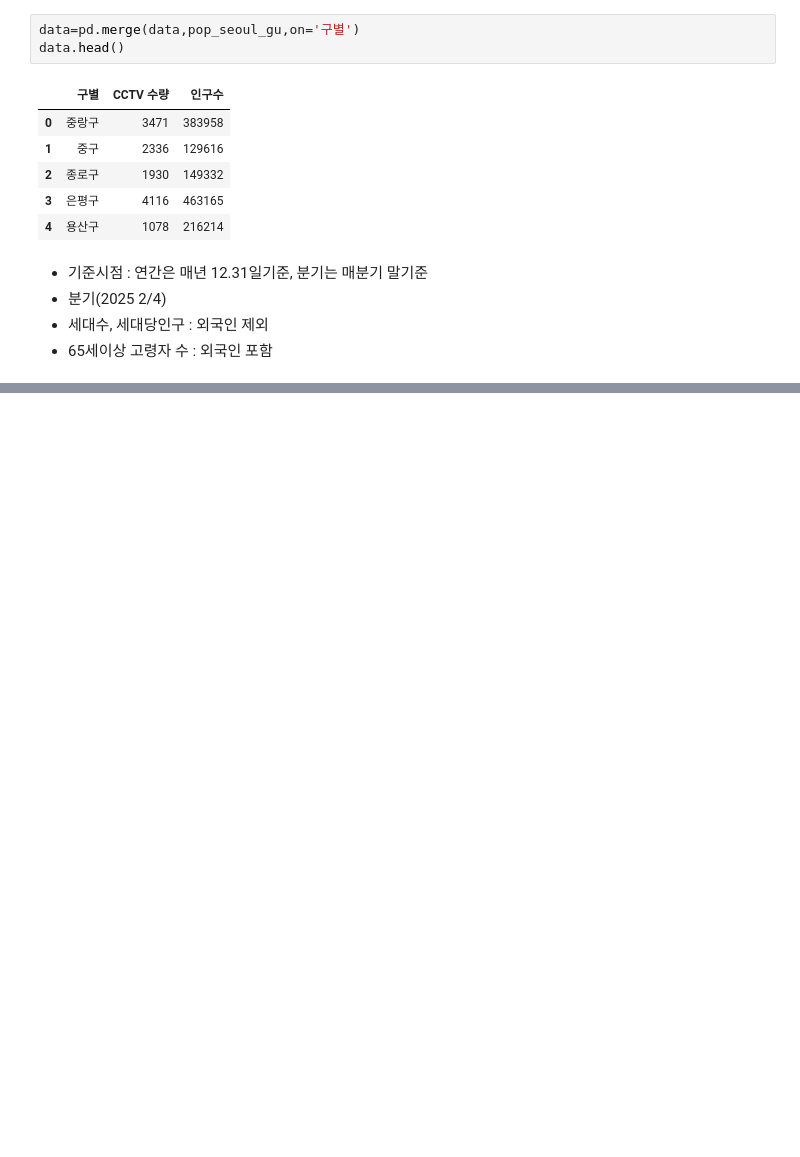
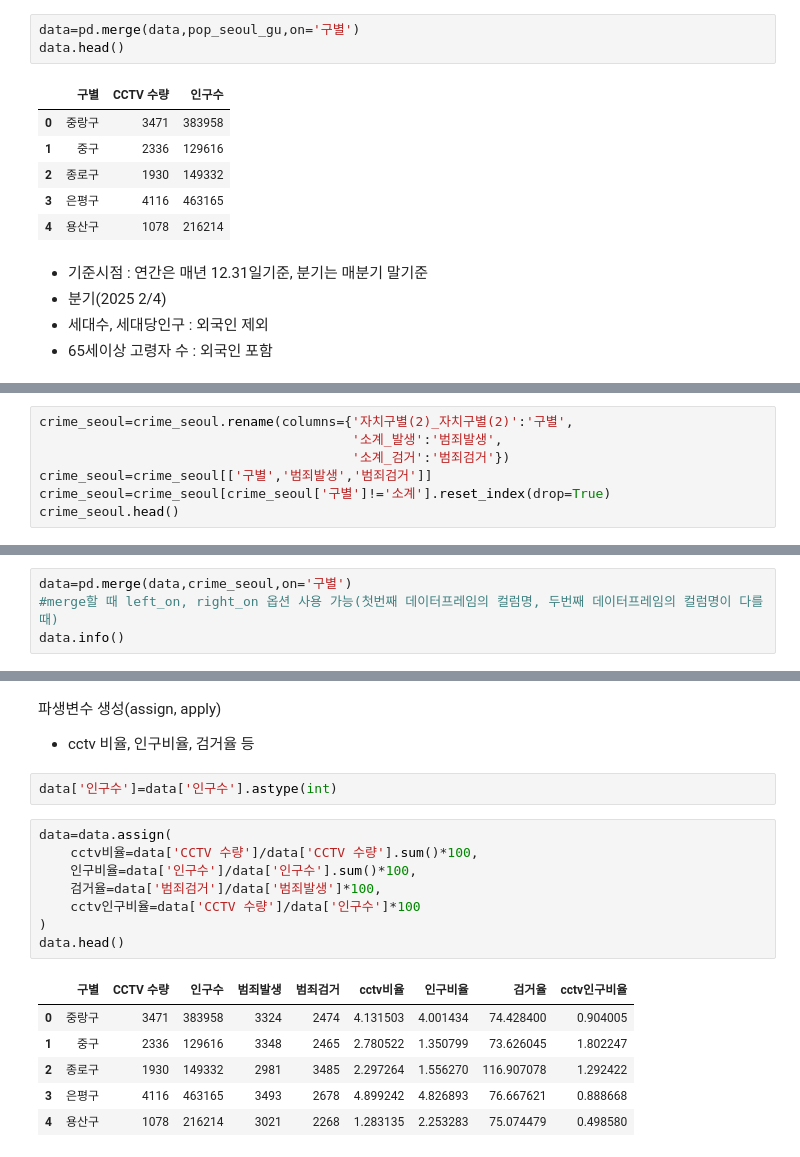
Before and after one commit to ppvid/DataAnalysis, a Jupyter notebook: 데이터 시각화/시각화(1).ipynb, the cells around one changed output, grey strips where cells are left out. Drawn from its saved outputs; the diff is of its cells as text; blank space fills up the shorter version.

```diff
--- a/데이터 시각화/시각화(1).ipynb
+++ b/데이터 시각화/시각화(1).ipynb
@@ -151,0 +179,7 @@ crime_seoul = crime_seoul.drop(index=0).reset_index(drop=True)
+# %%
+crime_seoul=crime_seoul.rename(columns={'자치구별(2)_자치구별(2)':'구별',
+                                        '소계_발생':'범죄발생',
+                                        '소계_검거':'범죄검거'})
+crime_seoul=crime_seoul[['구별','범죄발생','범죄검거']]
+crime_seoul=crime_seoul[crime_seoul['구별']!='소계'].reset_index(drop=True)
+crime_seoul.head()
@@ -151,0 +193,4 @@ crime_seoul = crime_seoul.drop(index=0).reset_index(drop=True)
+# %%
+data=pd.merge(data,crime_seoul,on='구별')
+#merge할 때 left_on, right_on 옵션 사용 가능(첫번째 데이터프레임의 컬럼명, 두번째 데이터프레임의 컬럼명이 다를 때)
+data.info()
@@ -151,0 +218,20 @@ crime_seoul = crime_seoul.drop(index=0).reset_index(drop=True)
+# %% [markdown]
+파생변수 생성(assign, apply)
+- cctv 비율, 인구비율, 검거율 등
+# %%
+data['인구수']=data['인구수'].astype(int)
+# %%
+data=data.assign(
+    cctv비율=data['CCTV 수량']/data['CCTV 수량'].sum()*100,
+    인구비율=data['인구수']/data['인구수'].sum()*100,
+    검거율=data['범죄검거']/data['범죄발생']*100,
+    cctv인구비율=data['CCTV 수량']/data['인구수']*100
+)
+data.head()
+# %% [output]
+|  | 구별 | CCTV 수량 | 인구수 | 범죄발생 | 범죄검거 | cctv비율 | 인구비율 | 검거율 | cctv인구비율 |
+| 0 | 중랑구 | 3471 | 383958 | 3324 | 2474 | 4.131503 | 4.001434 | 74.428400 | 0.904005 |
+| 1 | 중구 | 2336 | 129616 | 3348 | 2465 | 2.780522 | 1.350799 | 73.626045 | 1.802247 |
+| 2 | 종로구 | 1930 | 149332 | 2981 | 3485 | 2.297264 | 1.556270 | 116.907078 | 1.292422 |
+| 3 | 은평구 | 4116 | 463165 | 3493 | 2678 | 4.899242 | 4.826893 | 76.667621 | 0.888668 |
+| 4 | 용산구 | 1078 | 216214 | 3021 | 2268 | 1.283135 | 2.253283 | 75.074479 | 0.498580 |
```
Also changed, not shown: parts of 13 cells of this notebook.
